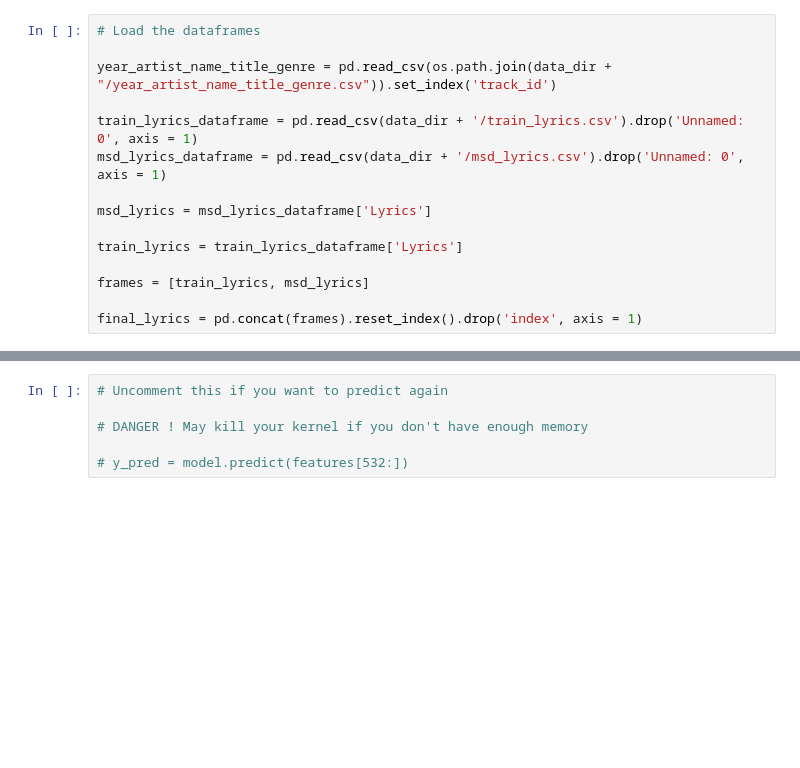
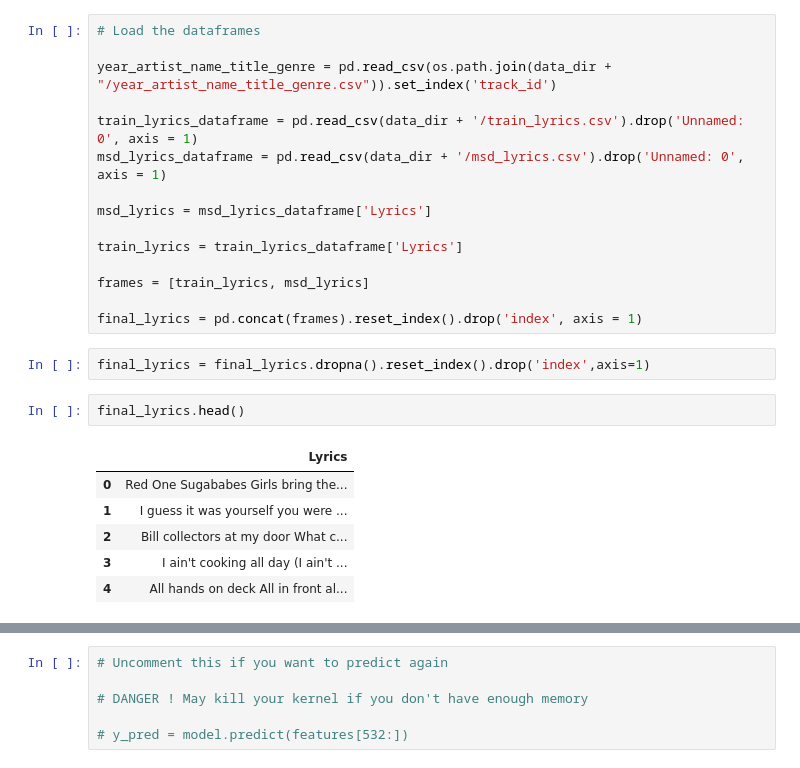
Before and after one commit to axnyang/CS401, a Jupyter notebook: msd_labelling.ipynb, the cells around one changed output, grey strips where cells are left out. Cells and saved outputs as stored; diff of their text form; blank space fills up the shorter version.

```diff
--- a/msd_labelling.ipynb
+++ b/msd_labelling.ipynb
@@ -44,6 +46,17 @@ train_lyrics = train_lyrics_dataframe['Lyrics']
 frames = [train_lyrics, msd_lyrics]
 
 final_lyrics = pd.concat(frames).reset_index().drop('index', axis = 1)
+# %%
+final_lyrics = final_lyrics.dropna().reset_index().drop('index',axis=1)
+# %%
+final_lyrics.head()
+# %% [output]
+|  | Lyrics |
+| 0 | Red One Sugababes Girls bring the... |
+| 1 | I guess it was yourself you were ... |
+| 2 | Bill collectors at my door What c... |
+| 3 | I ain't cooking all day (I ain't ... |
+| 4 | All hands on deck All in front al... |
 # %%
 def label_lyrics (row):
     if row['labels'] == 1 :
```
Also changed, not shown: parts of 15 cells of this notebook, 3 other files.
